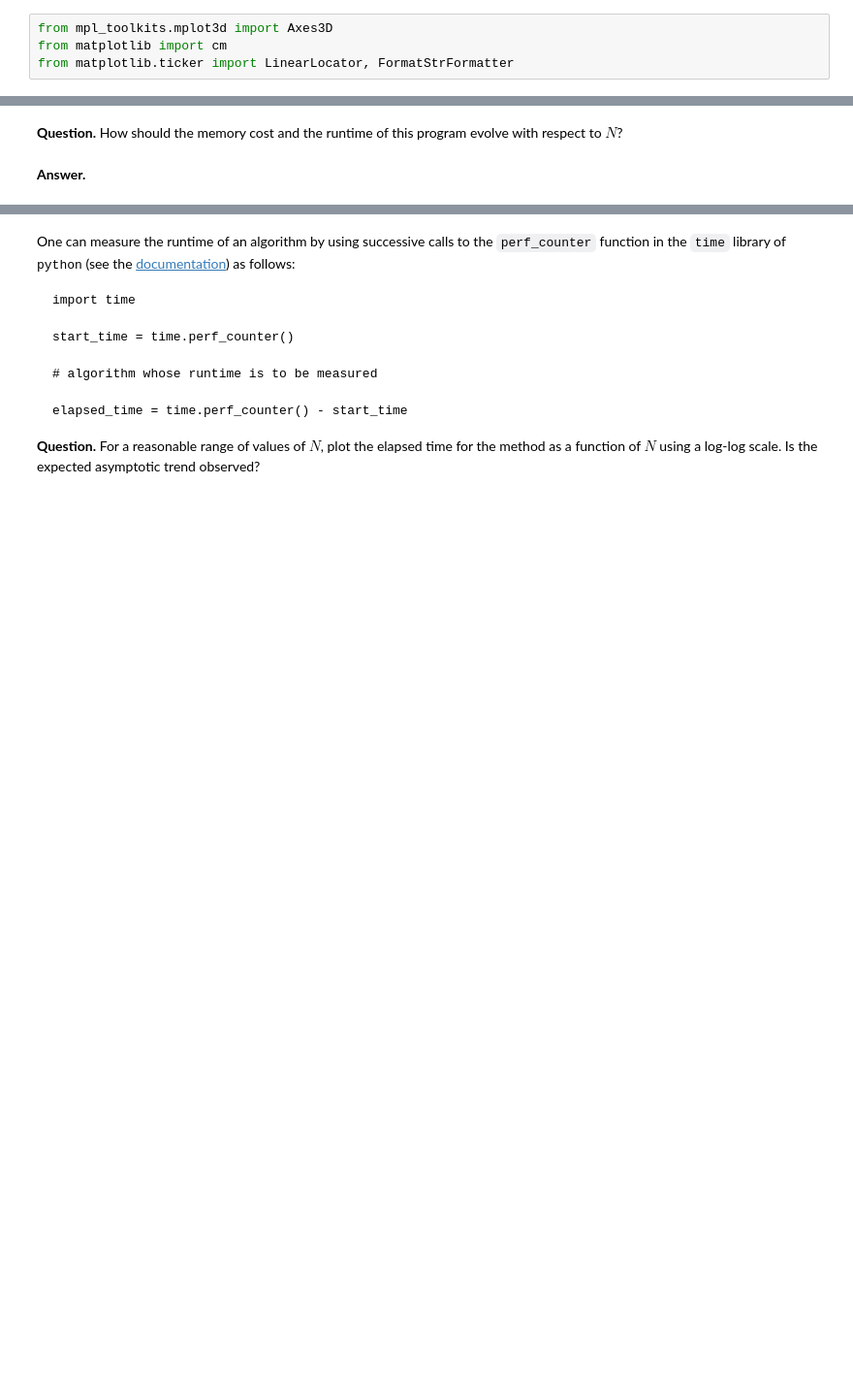
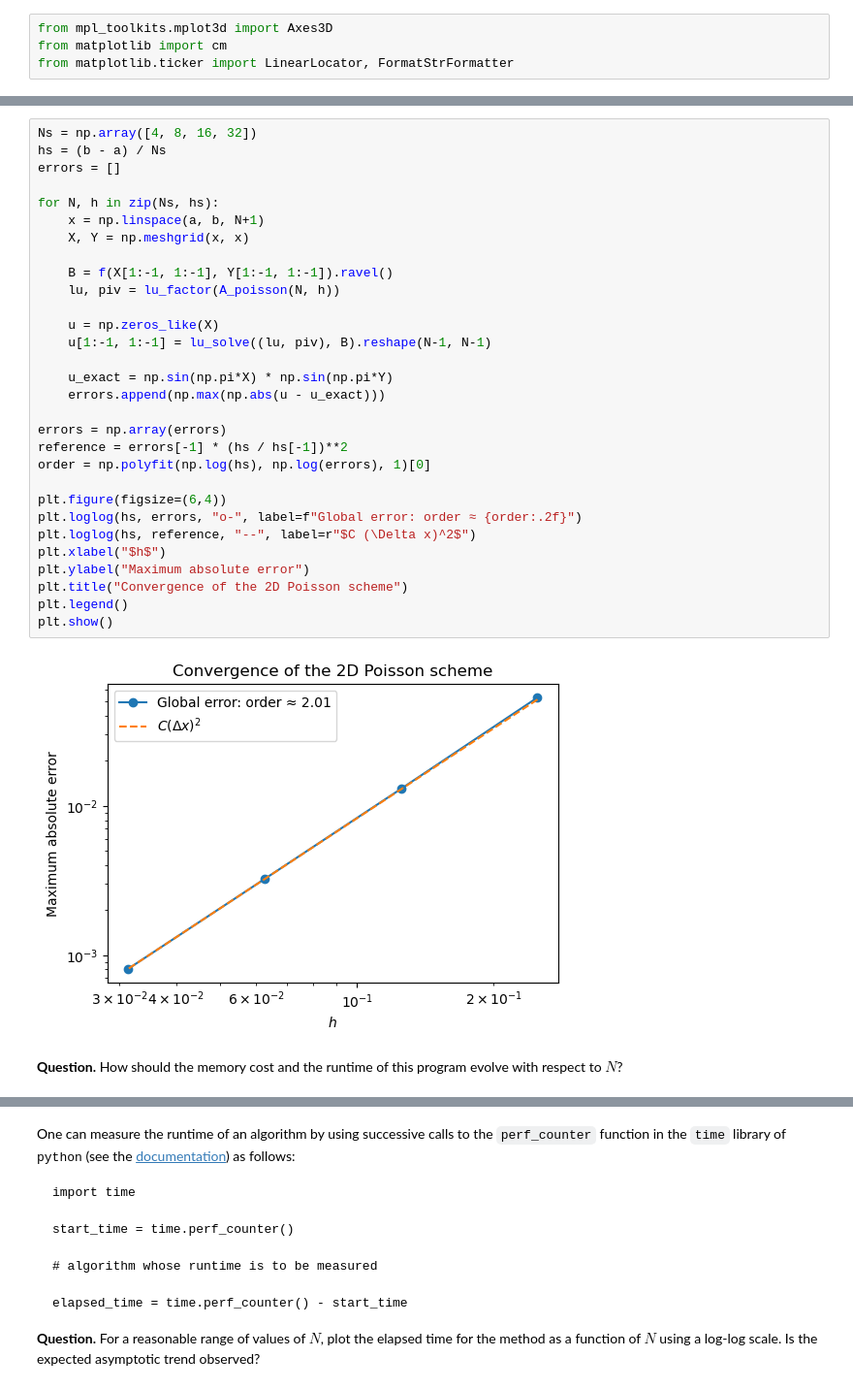
Before and after one commit to Marshhall/FDM_Elliptic, a Jupyter notebook: main.ipynb, the cells around one changed output, grey strips where cells are left out. Shown at 97% size. Saved outputs shown, nothing was run; the diff lists cells and outputs as text; blank space fills up the shorter version.

```diff
--- a/main.ipynb
+++ b/main.ipynb
@@ -946,4 +1009,34 @@ from matplotlib.ticker import LinearLocator, FormatStrFormatter
+# %%
+Ns = np.array([4, 8, 16, 32])
+hs = (b - a) / Ns
+errors = []
+
+for N, h in zip(Ns, hs):
+    x = np.linspace(a, b, N+1)
+    X, Y = np.meshgrid(x, x)
+
+    B = f(X[1:-1, 1:-1], Y[1:-1, 1:-1]).ravel()
+    lu, piv = lu_factor(A_poisson(N, h))
+
+    u = np.zeros_like(X)
+    u[1:-1, 1:-1] = lu_solve((lu, piv), B).reshape(N-1, N-1)
+
+    u_exact = np.sin(np.pi*X) * np.sin(np.pi*Y)
+    errors.append(np.max(np.abs(u - u_exact)))
+
+errors = np.array(errors)
+reference = errors[-1] * (hs / hs[-1])**2
+order = np.polyfit(np.log(hs), np.log(errors), 1)[0]
+
+plt.figure(figsize=(6,4))
+plt.loglog(hs, errors, "o-", label=f"Global error: order ≈ {order:.2f}")
+plt.loglog(hs, reference, "--", label=r"$C (\Delta x)^2$")
+plt.xlabel("$h$")
+plt.ylabel("Maximum absolute error")
+plt.title("Convergence of the 2D Poisson scheme")
+plt.legend()
+plt.show()
+# %% [output]
+[figure, added]
 # %% [markdown]
 **Question.** How should the memory cost and the runtime of this program evolve with respect to $N$?
-# %% [markdown]
-**Answer.**
```
Also changed, not shown: parts of 11 cells of this notebook.
